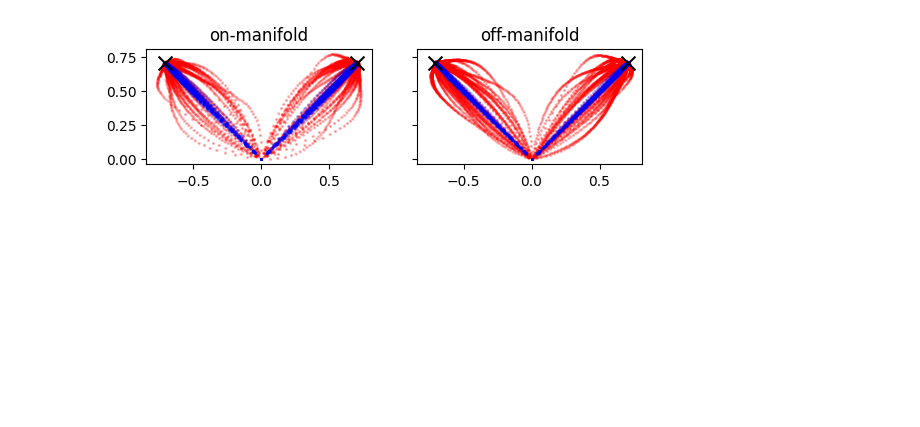
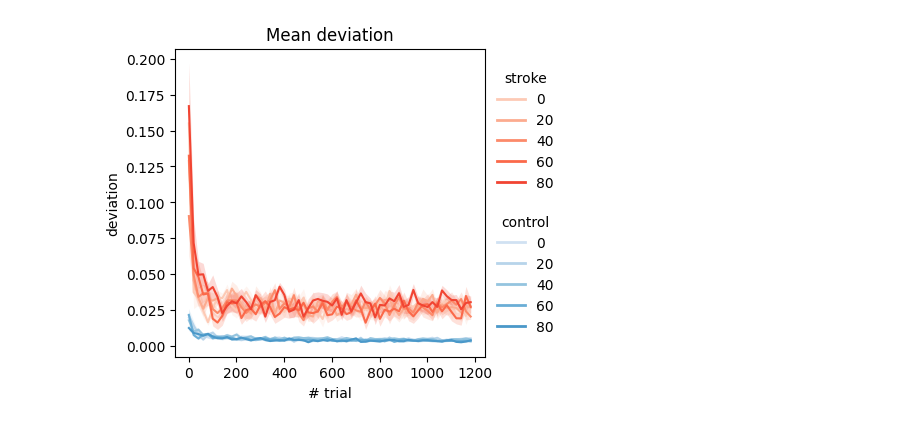
Before and after one commit to mnlmrc/OffManifoldLearning, a Jupyter notebook: notebooks/training.ipynb, the cells around one changed output. Drawn from its saved outputs; the diff is of its cells as text; code cells hidden in the pictures; blank space fills up the shorter version.

```diff
--- a/notebooks/training.ipynb
+++ b/notebooks/training.ipynb
@@ -103,40 +104,21 @@ plt.show()
-# %%
-from OffManifoldLearning.training import simulate_trial
-
-dataset = ['stroke', 'intact']
-d = 5
-N = 30
-
-ang = np.array([.25, .75]) * np.pi
-pos_star = np.array([np.cos(ang), np.sin(ang)])
-
-fig, axs = plt.subplots(1, 2, sharey=True, sharex=True)
-
-for ax in axs:
-    ax.scatter(pos_star[0], pos_star[1], s=100, color='k', marker='x', zorder=1e6)
-    ax.set_aspect('equal')
-
-for map in mapping:
-    for ds in dataset:
-        for sn in range(N):
-
-            ax = axs[0 if map == 'on' else 1]
-            ax.set_title(f'{map}-manifold')
-
-            #F = np.load(f'../data/post_rehab/single_finger.pretraining.{ds}.{sn+100}.npy')
-            #A = np.load(f'../data/post_rehab/basis_vectors.{ds}.{sn+100}.npy')
-            A = np.load(f'../data/post_rehab/basis_vectors.{map}-manifold.{ds}.{sn+100}.npy')
-            W_dec = np.load(f'../data/controller_training/W_dec.{ds}.{sn+100}.npy')
-            W_pol = np.load(f'../data/post_rehab/W_pol.{map}-manifold.{ds}.{sn+100}.npy')
-            B = np.load(f'../data/post_rehab/B.{map}-manifold.{ds}.{sn+100}.npy')
-            Nc, K = A.shape
-            #W_pol = np.zeros((K, 2))
-            traj = []
-            for i in range(6):
-                traj, _ = simulate_trial(A, B, W_dec, W_pol, ang=ang[i % 2])
-                ax.scatter(traj[:, 0],
-                            traj[:, 1],
-                            alpha=.1, marker='.', edgecolor=None, s=5,
-                            color='r' if ds == 'stroke' else 'b',)
-# %% [output]
-[figure, removed]
+# %%
+fig, ax = plt.subplots(figsize=(4, 4))
+
+metric = 'meanDev'
+sb.lineplot(ax=ax, data=log_training[log_training.group == 'stroke'], x='TN', y=metric, hue='angle', errorbar='se', palette=reds, err_kws={'lw': 0})
+sb.lineplot(ax=ax, data=log_training[log_training.group == 'intact'], x='TN', y=metric, hue='angle', errorbar='se', palette=blues, err_kws={'lw': 0})
+ax.set_title('Mean deviation')
+ax.set_ylabel('deviation')
+ax.set_xlabel('# trial')
+
+angles = sorted(log_training['angle'].unique())
+handles_stroke = [Line2D([0], [0], color=reds[i], lw=2) for i in range(len(angles))]
+handles_intact = [Line2D([0], [0], color=blues[i], lw=2) for i in range(len(angles))]
+leg1 = ax.legend(handles_stroke, angles, title='stroke', loc='lower left', bbox_to_anchor=(1, .5), frameon=False)
+leg2 = ax.legend(handles_intact, angles, title='control', loc='upper left', bbox_to_anchor=(1, .5), frameon=False)
+ax.add_artist(leg1)   # keep first legend
+
+
+plt.show()
+# %% [output]
+[figure, added]
```
Also changed, not shown: parts of 9 cells of this notebook, 3 other files.
